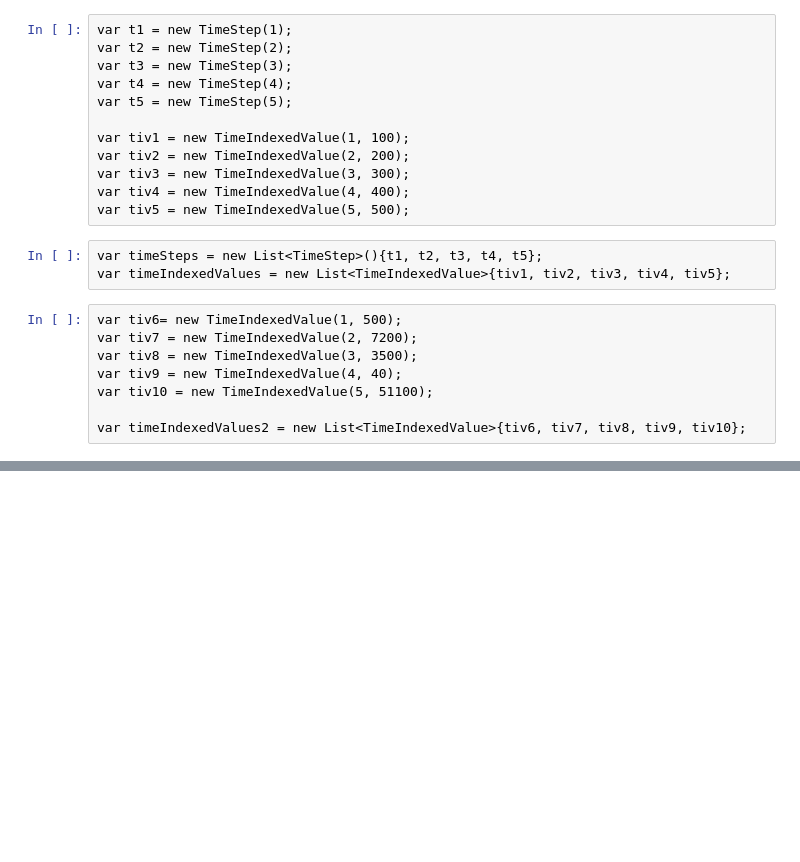
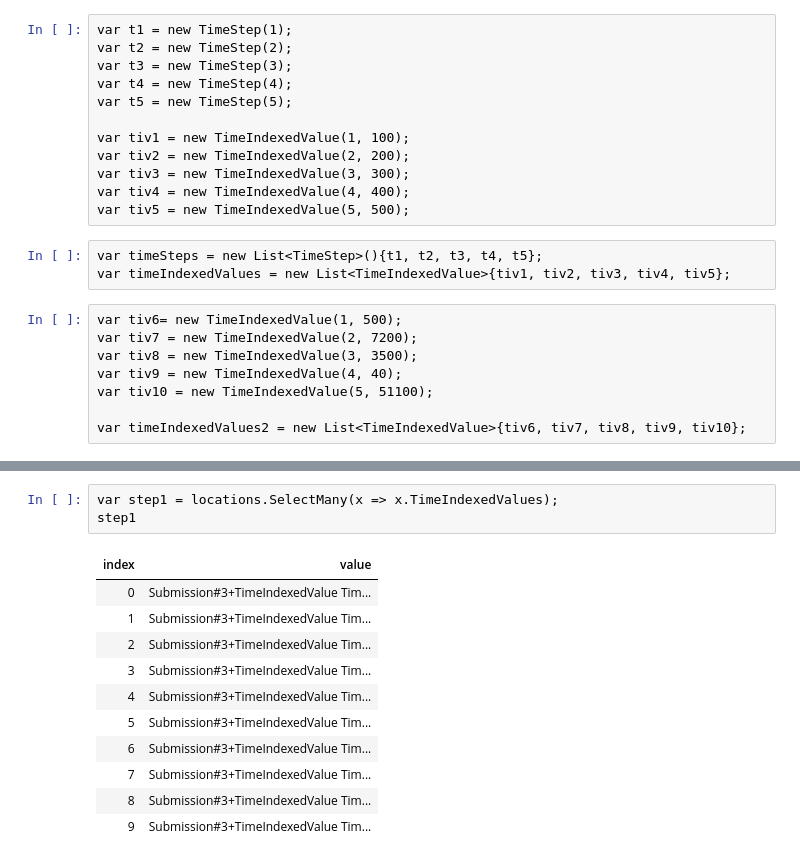
Before and after one commit to ocakbora/csharp_with_csharpfritz, a Jupyter notebook: notebooks/XXXX - Test.ipynb, the cells around one changed output, grey strips where cells are left out. Saved outputs shown, nothing was run; the diff lists cells and outputs as text; blank space fills up the shorter version.

```diff
--- a/notebooks/XXXX - Test.ipynb
+++ b/notebooks/XXXX - Test.ipynb
@@ -64,0 +116,15 @@ Submission#16+TimeIndexedValue
+# %%
+var step1 = locations.SelectMany(x => x.TimeIndexedValues);
+step1
+# %% [output]
+| index | value |
+| 0 | Submission#3+TimeIndexedValue Tim... |
+| 1 | Submission#3+TimeIndexedValue Tim... |
+| 2 | Submission#3+TimeIndexedValue Tim... |
+| 3 | Submission#3+TimeIndexedValue Tim... |
+| 4 | Submission#3+TimeIndexedValue Tim... |
+| 5 | Submission#3+TimeIndexedValue Tim... |
+| 6 | Submission#3+TimeIndexedValue Tim... |
+| 7 | Submission#3+TimeIndexedValue Tim... |
+| 8 | Submission#3+TimeIndexedValue Tim... |
+| 9 | Submission#3+TimeIndexedValue Tim... |
```
Also changed, not shown: parts of 10 cells of this notebook.
